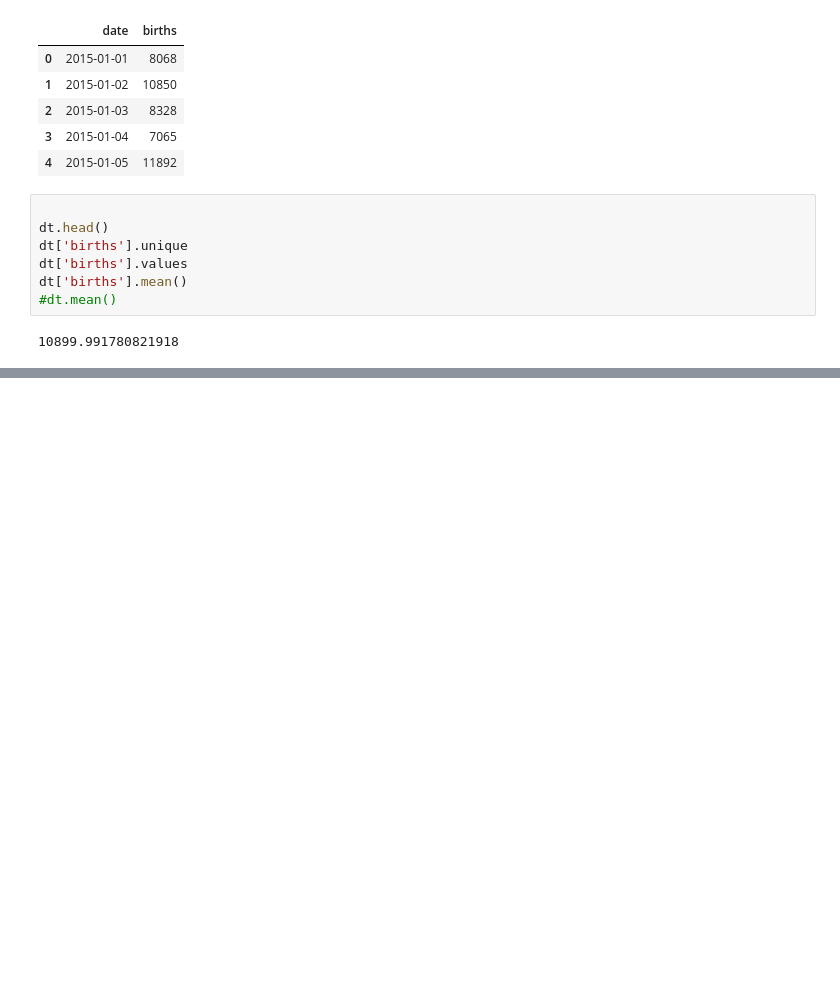
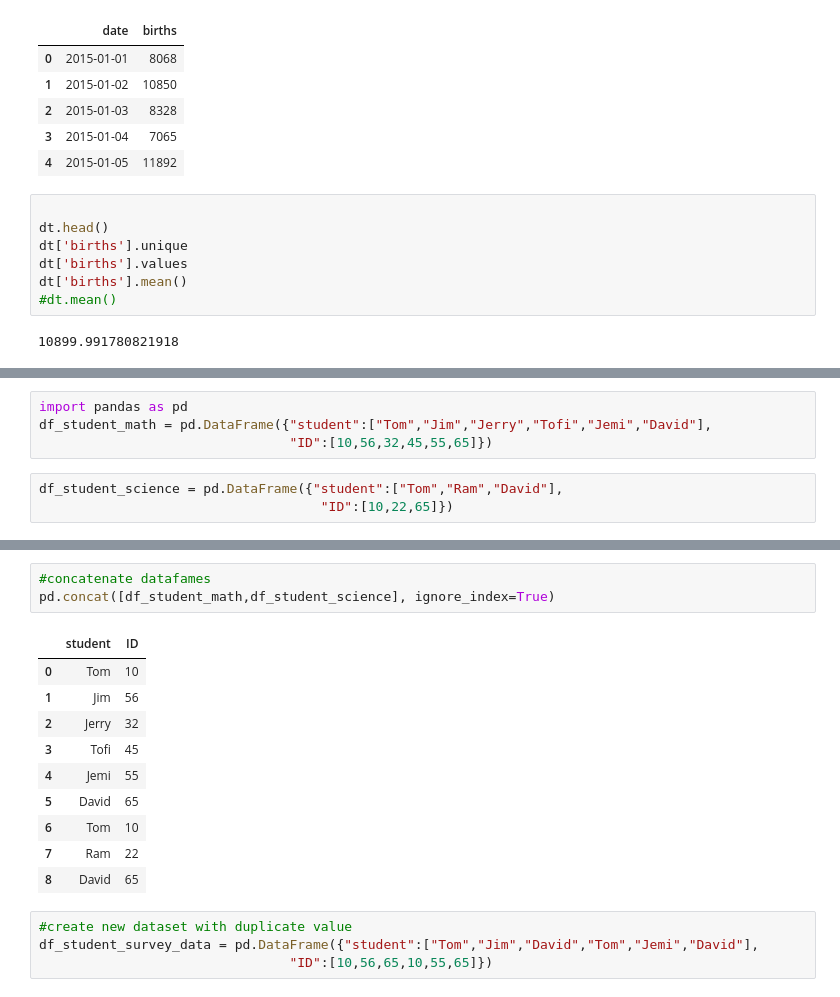
Before and after one commit to mrazzaqe/Machine-Learing, a Jupyter notebook: PandaBasic.ipynb, the cells around one changed output, grey strips where cells are left out. Cells and saved outputs as stored; diff of their text form; blank space fills up the shorter version.

```diff
--- a/PandaBasic.ipynb
+++ b/PandaBasic.ipynb
@@ -50,0 +576,7 @@ dt['births'].mean()
+# %%
+import pandas as pd
+df_student_math = pd.DataFrame({"student":["Tom","Jim","Jerry","Tofi","Jemi","David"],
+                                "ID":[10,56,32,45,55,65]})
+# %%
+df_student_science = pd.DataFrame({"student":["Tom","Ram","David"],
+                                    "ID":[10,22,65]})
@@ -50,0 +616,18 @@ dt['births'].mean()
+# %%
+#concatenate datafames
+pd.concat([df_student_math,df_student_science], ignore_index=True)
+# %% [output]
+|  | student | ID |
+| 0 | Tom | 10 |
+| 1 | Jim | 56 |
+| 2 | Jerry | 32 |
+| 3 | Tofi | 45 |
+| 4 | Jemi | 55 |
+| 5 | David | 65 |
+| 6 | Tom | 10 |
+| 7 | Ram | 22 |
+| 8 | David | 65 |
+# %%
+#create new dataset with duplicate value
+df_student_survey_data = pd.DataFrame({"student":["Tom","Jim","David","Tom","Jemi","David"],
+                                "ID":[10,56,65,10,55,65]})
```
Also changed, not shown: parts of 98 cells of this notebook, 18 other files.
